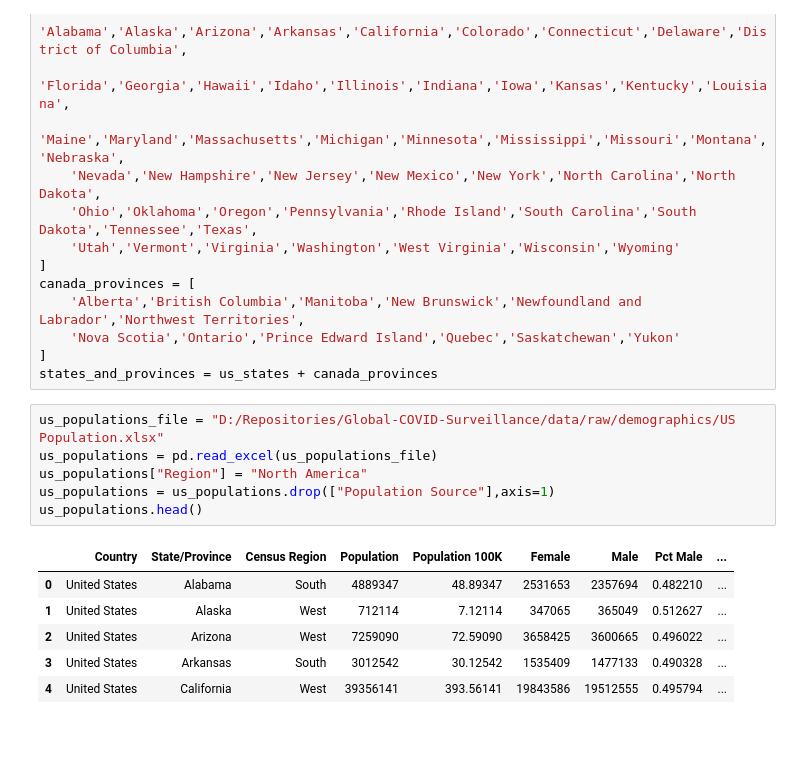
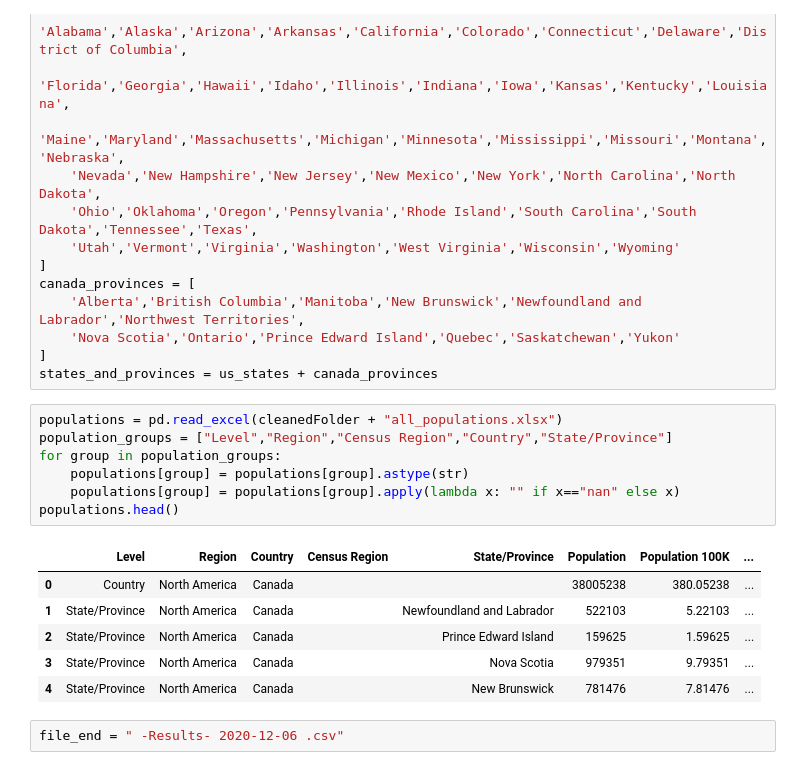
Before and after one commit to janinewhite/Global-COVID-Surveillance, a Jupyter notebook: Cleaned PGMM.ipynb, the cells around one changed output. Saved outputs shown, nothing was run; the diff lists cells and outputs as text; blank space fills up the shorter version.

```diff
--- a/Cleaned PGMM.ipynb
+++ b/Cleaned PGMM.ipynb
@@ -198,19 +198,22 @@ canada_provinces = [
     'Nova Scotia','Ontario','Prince Edward Island','Quebec','Saskatchewan','Yukon'
 ]
 states_and_provinces = us_states + canada_provinces
-# %%
-us_populations_file = "D:/Repositories/Global-COVID-Surveillance/data/raw/demographics/US Population.xlsx"
-us_populations = pd.read_excel(us_populations_file)
-us_populations["Region"] = "North America"
-us_populations = us_populations.drop(["Population Source"],axis=1)
-us_populations.head()
-# %% [output]
-|  | Country | State/Province | Census Region | Population | Population 100K | Female | Male | Pct Male | ... |
-| 0 | United States | Alabama | South | 4889347 | 48.89347 | 2531653 | 2357694 | 0.482210 | ... |
-| 1 | United States | Alaska | West | 712114 | 7.12114 | 347065 | 365049 | 0.512627 | ... |
-| 2 | United States | Arizona | West | 7259090 | 72.59090 | 3658425 | 3600665 | 0.496022 | ... |
-| 3 | United States | Arkansas | South | 3012542 | 30.12542 | 1535409 | 1477133 | 0.490328 | ... |
-| 4 | United States | California | West | 39356141 | 393.56141 | 19843586 | 19512555 | 0.495794 | ... |
+# %%
+populations = pd.read_excel(cleanedFolder + "all_populations.xlsx")
+population_groups = ["Level","Region","Census Region","Country","State/Province"]
+for group in population_groups:
+    populations[group] = populations[group].astype(str)
+    populations[group] = populations[group].apply(lambda x: "" if x=="nan" else x)
+populations.head()
+# %% [output]
+|  | Level | Region | Country | Census Region | State/Province | Population | Population 100K | ... |
+| 0 | Country | North America | Canada |  |  | 38005238 | 380.05238 | ... |
+| 1 | State/Province | North America | Canada |  | Newfoundland and Labrador | 522103 | 5.22103 | ... |
+| 2 | State/Province | North America | Canada |  | Prince Edward Island | 159625 | 1.59625 | ... |
+| 3 | State/Province | North America | Canada |  | Nova Scotia | 979351 | 9.79351 | ... |
+| 4 | State/Province | North America | Canada |  | New Brunswick | 781476 | 7.81476 | ... |
+# %%
+file_end = " -Results- 2020-12-06 .csv"
 # %%
 # Read starter
 
```
Also changed, not shown: parts of 4 cells of this notebook, 4 other files.
